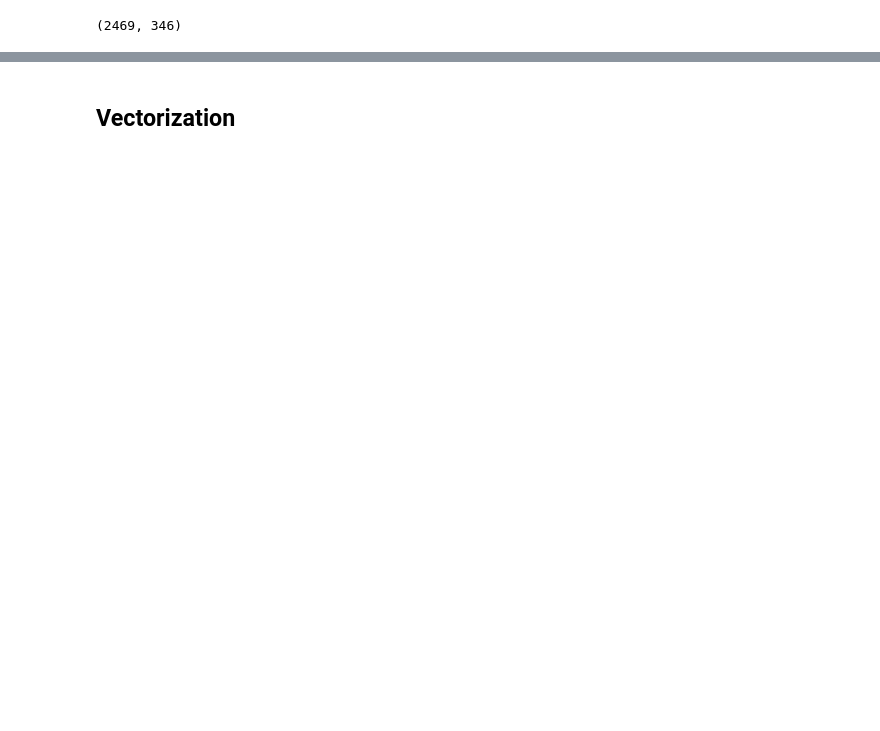
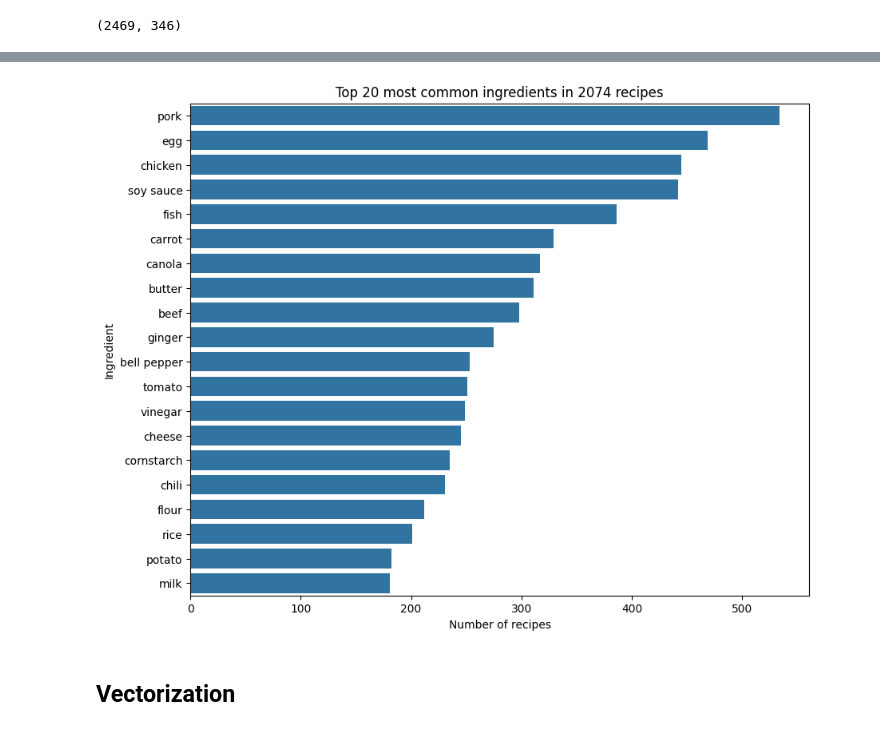
Before and after one commit to rixmape/panlasang-pinoy-clustering, a Jupyter notebook: panlasang-pinoy.ipynb, the cells around one changed output, grey strips where cells are left out. Saved outputs shown, nothing was run; the diff lists cells and outputs as text; code cells hidden in the pictures; blank space fills up the shorter version.

```diff
--- a/panlasang-pinoy.ipynb
+++ b/panlasang-pinoy.ipynb
@@ -242,2 +337,6 @@ with open(f"data/ingredient_synonyms.json", "w", encoding="utf-8") as file:
+# %%
+display_common_ingredients(cleaned_recipes)
+# %% [output]
+[figure, added]
 # %% [markdown]
 ## Vectorization
```
Also changed, not shown: parts of 38 cells of this notebook, 3 other files.
